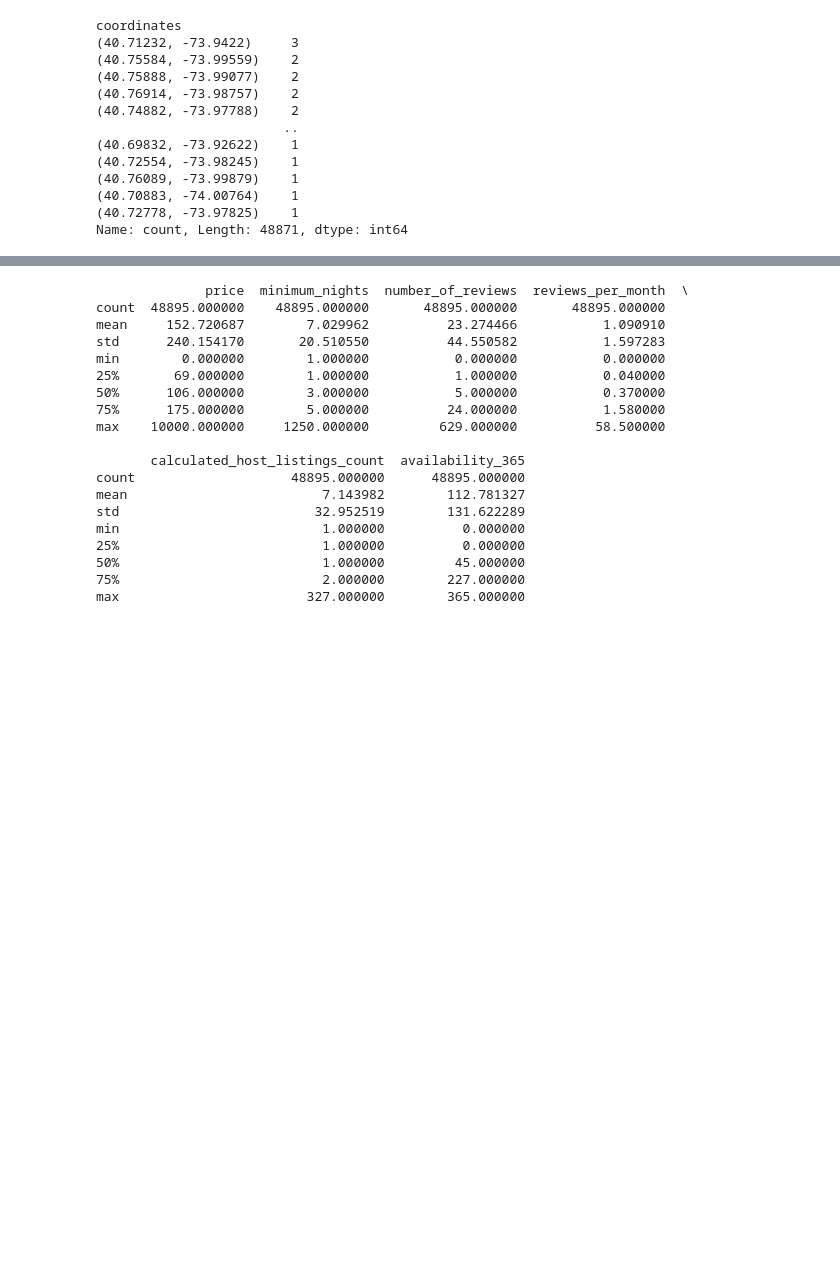
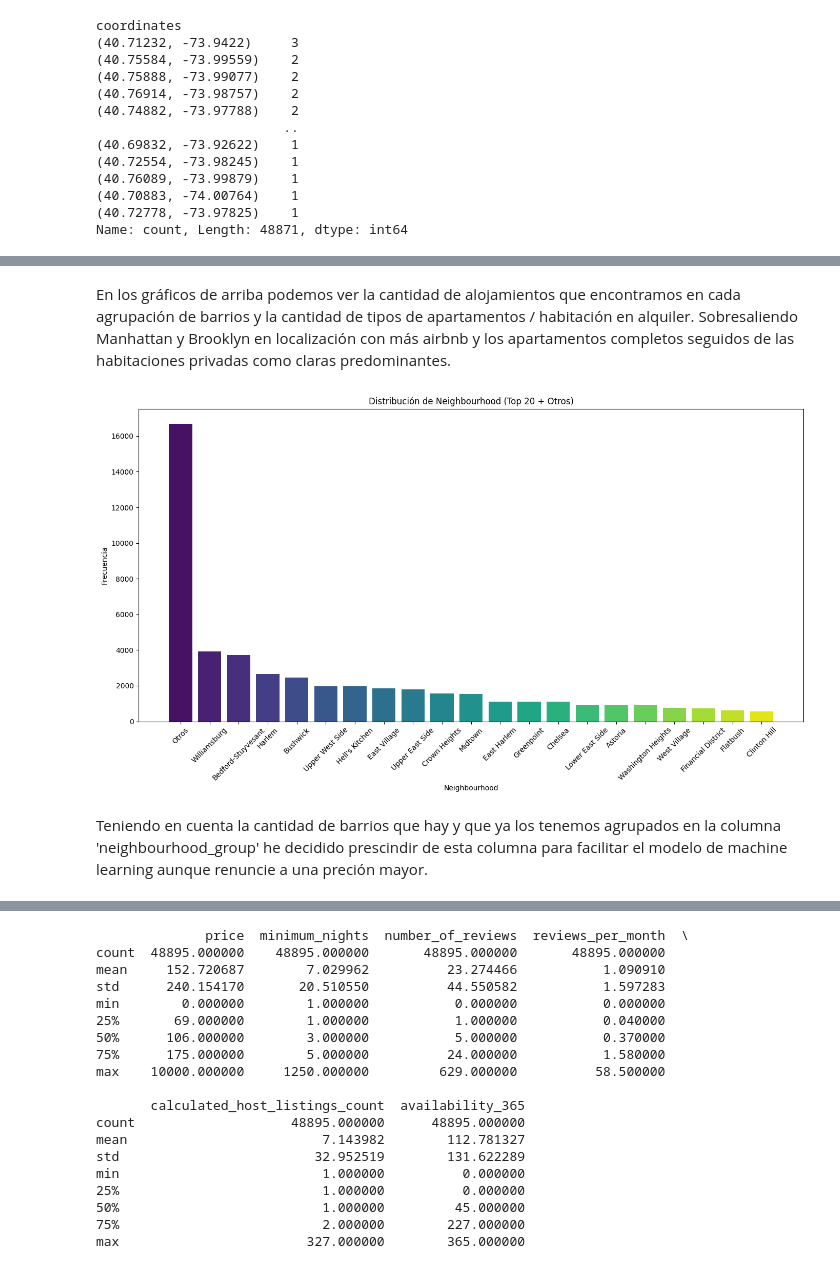
Before and after one commit to 4GeeksAcademy/machine-learning-python-tem, a Jupyter notebook: src/explore.ipynb, the cells around one changed output, grey strips where cells are left out. Drawn from its saved outputs; the diff is of its cells as text; code cells hidden in the pictures; blank space fills up the shorter version.

```diff
--- a/src/explore.ipynb
+++ b/src/explore.ipynb
@@ -301,0 +429,25 @@ Name: count, Length: 48871, dtype: int64
+# %% [markdown]
+En los gráficos de arriba podemos ver la cantidad de alojamientos que encontramos en cada agrupación de barrios y la cantidad de tipos de apartamentos / habitación en alquiler.
+Sobresaliendo Manhattan y Brooklyn en localización con más airbnb y los apartamentos completos seguidos de las habitaciones privadas como claras predominantes.
+# %%
+# Identificar los 20 barrios más representativos
+top_20_neighbourhoods = df_new['neighbourhood'].value_counts().head(20).index
+
+# Agrupar los barrios en una serie temporalmente para el gráfico
+neighbourhood_counts = df_new['neighbourhood'].apply(
+    lambda x: x if x in top_20_neighbourhoods else 'Otros'
+).value_counts()
+
+# Graficar la distribución de los barrios agrupados
+plt.figure(figsize=(14, 8))
+plt.bar(neighbourhood_counts.index, neighbourhood_counts.values, color=sns.color_palette('viridis', len(neighbourhood_counts)))
+plt.title('Distribución de Neighbourhood (Top 20 + Otros)')
+plt.xlabel('Neighbourhood')
+plt.ylabel('Frecuencia')
+plt.xticks(rotation=45)
+plt.tight_layout()
+plt.show()
+# %% [output]
+[figure, added]
+# %% [markdown]
+Teniendo en cuenta la cantidad de barrios que hay y que ya los tenemos agrupados en la columna 'neighbourhood_group' he decidido prescindir de esta columna para facilitar el modelo de machine learning aunque renuncie a una preción mayor.
```
Also changed, not shown: parts of 22 cells of this notebook.
